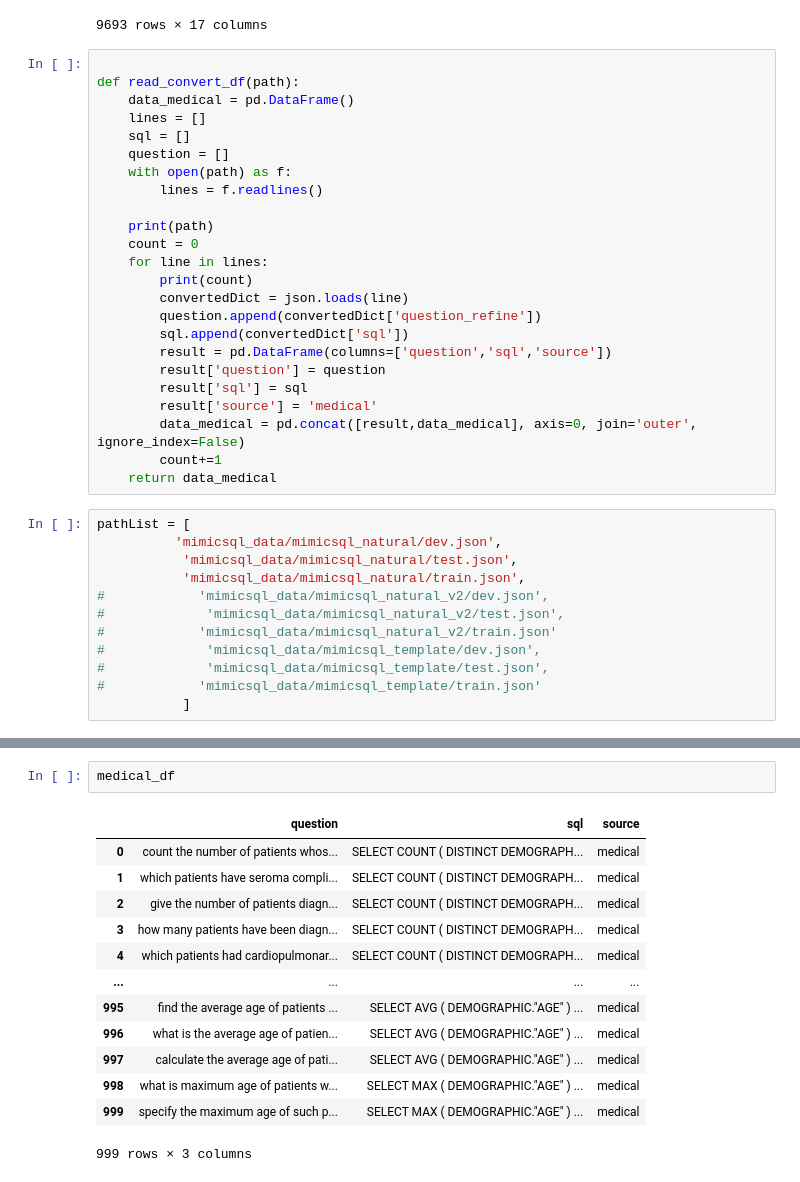
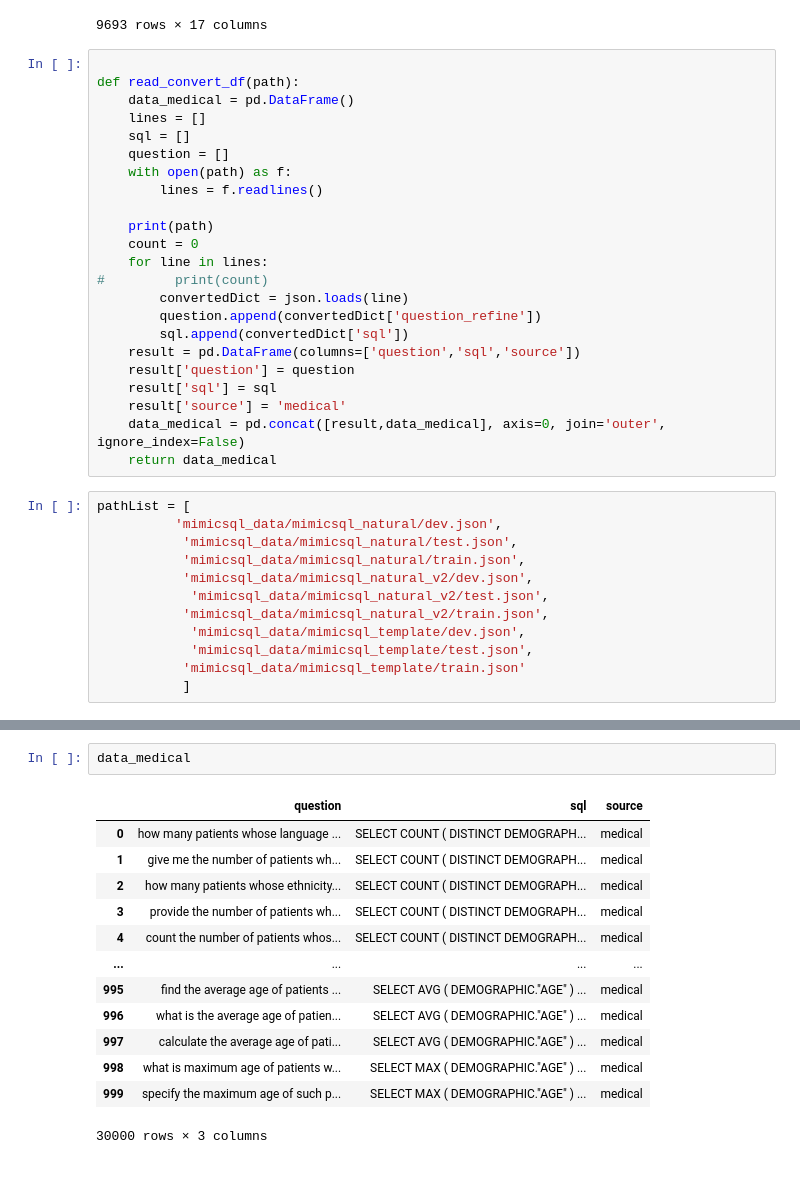
Before and after one commit to anahitxachatryan/textToSql, a Jupyter notebook: EDA/EDA.ipynb, the cells around one changed output, grey strips where cells are left out. Cells and saved outputs as stored; diff of their text form.

```diff
--- a/EDA/EDA.ipynb
+++ b/EDA/EDA.ipynb
@@ -573,28 +573,27 @@ def read_convert_df(path):
     print(path)
     count = 0
     for line in lines:
-        print(count)
+#         print(count)
         convertedDict = json.loads(line)
         question.append(convertedDict['question_refine'])
         sql.append(convertedDict['sql'])
-        result = pd.DataFrame(columns=['question','sql','source'])
-        result['question'] = question
-        result['sql'] = sql
-        result['source'] = 'medical'
-        data_medical = pd.concat([result,data_medical], axis=0, join='outer', ignore_index=False)
-        count+=1
+    result = pd.DataFrame(columns=['question','sql','source'])
+    result['question'] = question
+    result['sql'] = sql
+    result['source'] = 'medical'
+    data_medical = pd.concat([result,data_medical], axis=0, join='outer', ignore_index=False)
     return data_medical
 # %%
 pathList = [
           'mimicsql_data/mimicsql_natural/dev.json',
            'mimicsql_data/mimicsql_natural/test.json',
            'mimicsql_data/mimicsql_natural/train.json',
-#            'mimicsql_data/mimicsql_natural_v2/dev.json',
-#             'mimicsql_data/mimicsql_natural_v2/test.json',
-#            'mimicsql_data/mimicsql_natural_v2/train.json'
-#             'mimicsql_data/mimicsql_template/dev.json',
-#             'mimicsql_data/mimicsql_template/test.json',
-#            'mimicsql_data/mimicsql_template/train.json'
+           'mimicsql_data/mimicsql_natural_v2/dev.json',
+            'mimicsql_data/mimicsql_natural_v2/test.json',
+           'mimicsql_data/mimicsql_natural_v2/train.json',
+            'mimicsql_data/mimicsql_template/dev.json',
+            'mimicsql_data/mimicsql_template/test.json',
+           'mimicsql_data/mimicsql_template/train.json'
            ]
 # %%
 data_medical = pd.DataFrame()
@@ -624,16 +615,16 @@ mimicsql_data/mimicsql_natural/dev.json
 # %%
-medical_df
+data_medical
 # %% [output]
 |  | question | sql | source |
-| 0 | count the number of patients whos... | SELECT COUNT ( DISTINCT DEMOGRAPH... | medical |
-| 1 | which patients have seroma compli... | SELECT COUNT ( DISTINCT DEMOGRAPH... | medical |
-| 2 | give the number of patients diagn... | SELECT COUNT ( DISTINCT DEMOGRAPH... | medical |
-| 3 | how many patients have been diagn... | SELECT COUNT ( DISTINCT DEMOGRAPH... | medical |
-| 4 | which patients had cardiopulmonar... | SELECT COUNT ( DISTINCT DEMOGRAPH... | medical |
+| 0 | how many patients whose language ... | SELECT COUNT ( DISTINCT DEMOGRAPH... | medical |
+| 1 | give me the number of patients wh... | SELECT COUNT ( DISTINCT DEMOGRAPH... | medical |
+| 2 | how many patients whose ethnicity... | SELECT COUNT ( DISTINCT DEMOGRAPH... | medical |
+| 3 | provide the number of patients wh... | SELECT COUNT ( DISTINCT DEMOGRAPH... | medical |
+| 4 | count the number of patients whos... | SELECT COUNT ( DISTINCT DEMOGRAPH... | medical |
 | ... | ... | ... | ... |
 | 995 | find the average age of patients ... | SELECT AVG ( DEMOGRAPHIC."AGE" ) ... | medical |
 | 996 | what is the average age of patien... | SELECT AVG ( DEMOGRAPHIC."AGE" ) ... | medical |
 | 997 | calculate the average age of pati... | SELECT AVG ( DEMOGRAPHIC."AGE" ) ... | medical |
 | 998 | what is maximum age of patients w... | SELECT MAX ( DEMOGRAPHIC."AGE" ) ... | medical |
 | 999 | specify the maximum age of such p... | SELECT MAX ( DEMOGRAPHIC."AGE" ) ... | medical |
-999 rows × 3 columns
+30000 rows × 3 columns
```
Also changed, not shown: parts of 5 cells of this notebook, 5 other files.
